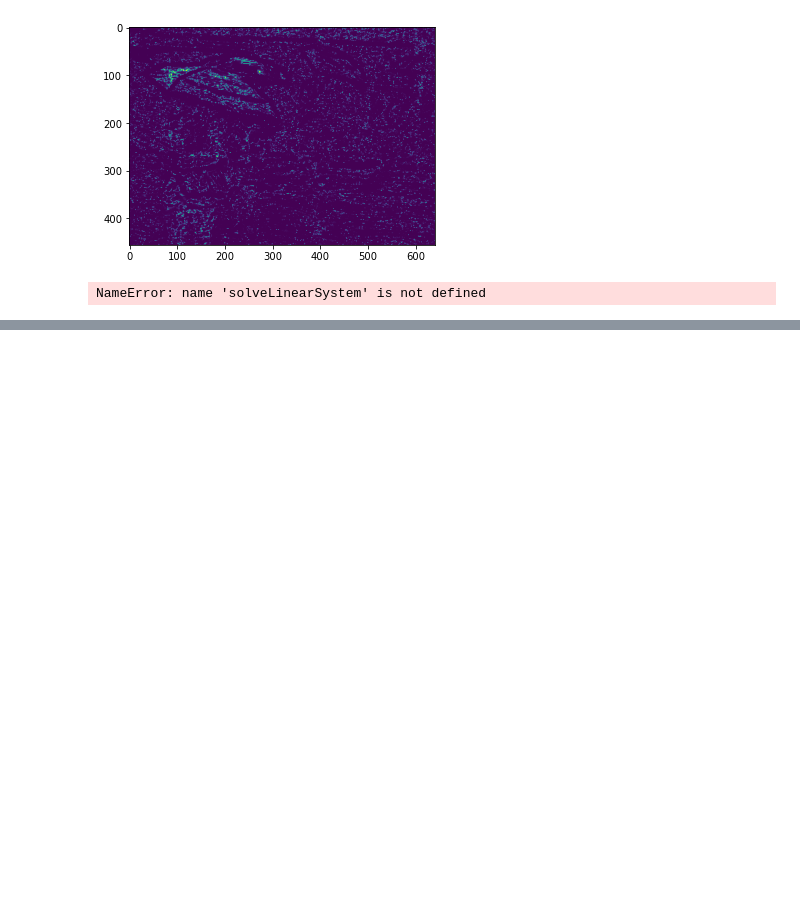
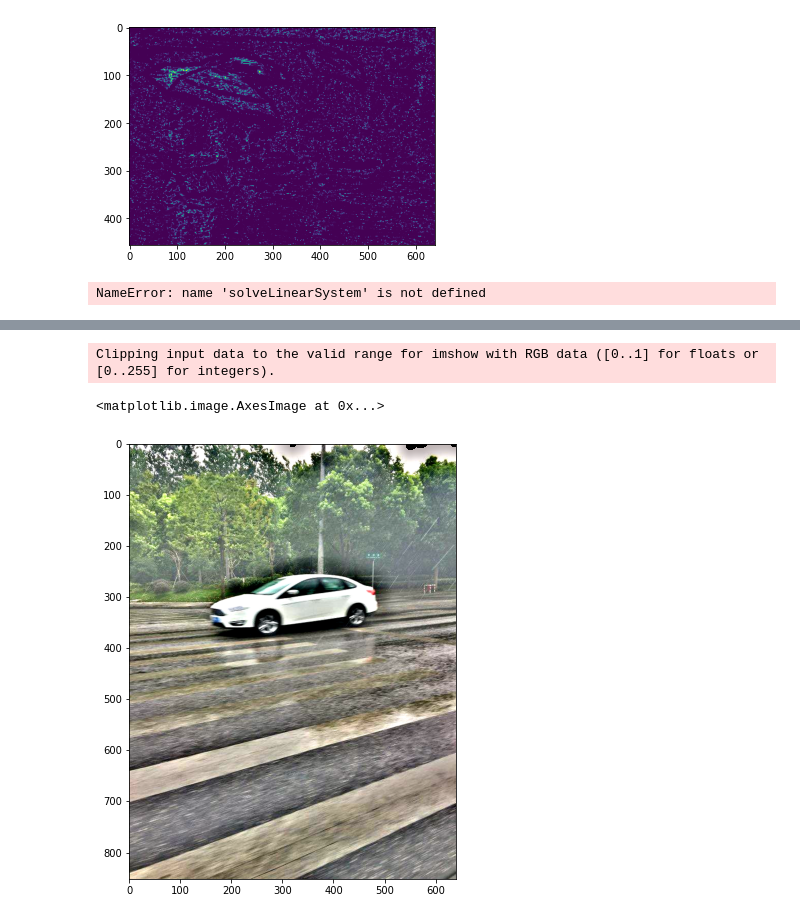
Before and after one commit to vfrantc/trans_experiments, a Jupyter notebook: play_with_star_gpu.ipynb, the cells around one changed output, grey strips where cells are left out. Drawn from its saved outputs; the diff is of its cells as text; code cells hidden in the pictures; blank space fills up the shorter version.

```diff
--- a/play_with_star_gpu.ipynb
+++ b/play_with_star_gpu.ipynb
@@ -237,0 +296,29 @@ end
+# %%
+def recovery(image, A_):
+  graymean = 0.5
+  size = 75
+  p1 = -0.397
+  p2 = 0.07774
+  A_ = np.mean(A)
+
+  image = nn.ReflectionPad2d((size//2, size//2, size//2, size//2))(image)
+  mean_image = (image[:, 0, :, :] + image[:, 1, :, :] + image[:, 2, :, :]).unsqueeze(0) / 3
+  kernel = torch.ones((1, 1, size, size)) / (size*size)
+  local_mean_image = fft_conv(mean_image, kernel, padding=size//2)
+
+  #t_low = 0.382618
+  t_low = 0.55
+  a = np.log(t_low) * A_
+  b = np.log(t_low) * local_mean_image - A_ * graymean * p1 + np.log(t_low) * A_ * p2 - np.log(t_low) * A_
+  c = p2 * np.log(t_low) * local_mean_image - np.log(t_low) * A_ * p2
+  t = torch.abs((-b - torch.sqrt(b**2 - 4*a*c)) / (2 * a))
+
+  ILCC = (p1 / (t + p2)) / (p1 / (t_low + p2))
+
+  red   = (image[:, 0, :, :] - A[0]*(1 - t)) / (t * A[0] * ILCC)
+  green = (image[:, 1, :, :] - A[1]*(1 - t)) / (t * A[1] * ILCC)
+  blue  = (image[:, 2, :, :] - A[2]*(1 - t)) / (t * A[2] * ILCC)
+
+  out = torch.cat([red, green, blue], dim=0)
+  out = out[:, :, (size//2):-(size//2), (size//2):-(size//2)]
+  return out
@@ -237,0 +337,16 @@ end
+# %%
+image = cv2.imread('input/input/386.png', 1)
+image = cv2.cvtColor(image, cv2.COLOR_BGR2RGB)
+image = image.astype(np.float64) / 256
+image = image.transpose((2, 0, 1))
+image = torch.from_numpy(image).unsqueeze(0)
+#A = airlight(image)
+A = np.array([0.85546875, 0.8671875, 0.8671875], dtype=np.float64)
+result = recovery(image, A)
+# %%
+plt.figure(figsize=(16, 8))
+plt.imshow(result.squeeze().numpy().transpose((1, 2, 0)))
+# %% [output]
+Clipping input data to the valid range for imshow with RGB data ([0..1] for floats or [0..255] for integers).
+<matplotlib.image.AxesImage at 0x...>
+[figure, added]
```
Also changed, not shown: parts of 34 cells of this notebook.
